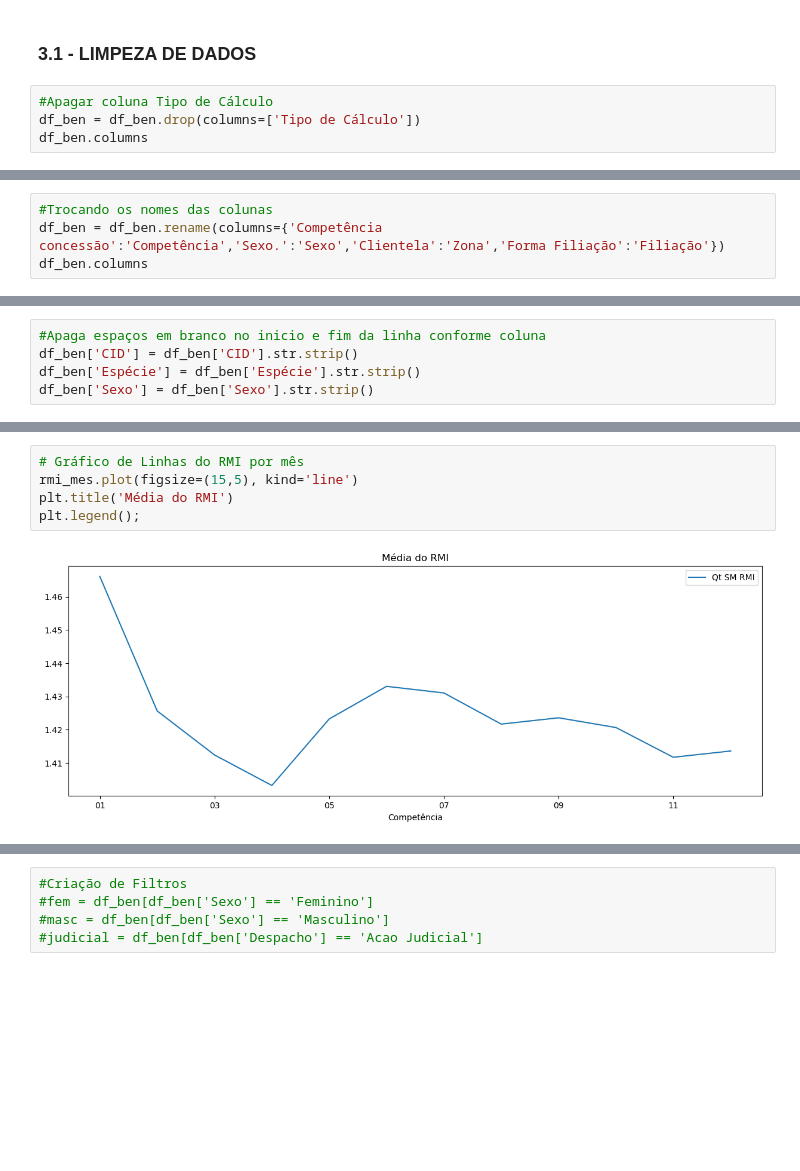
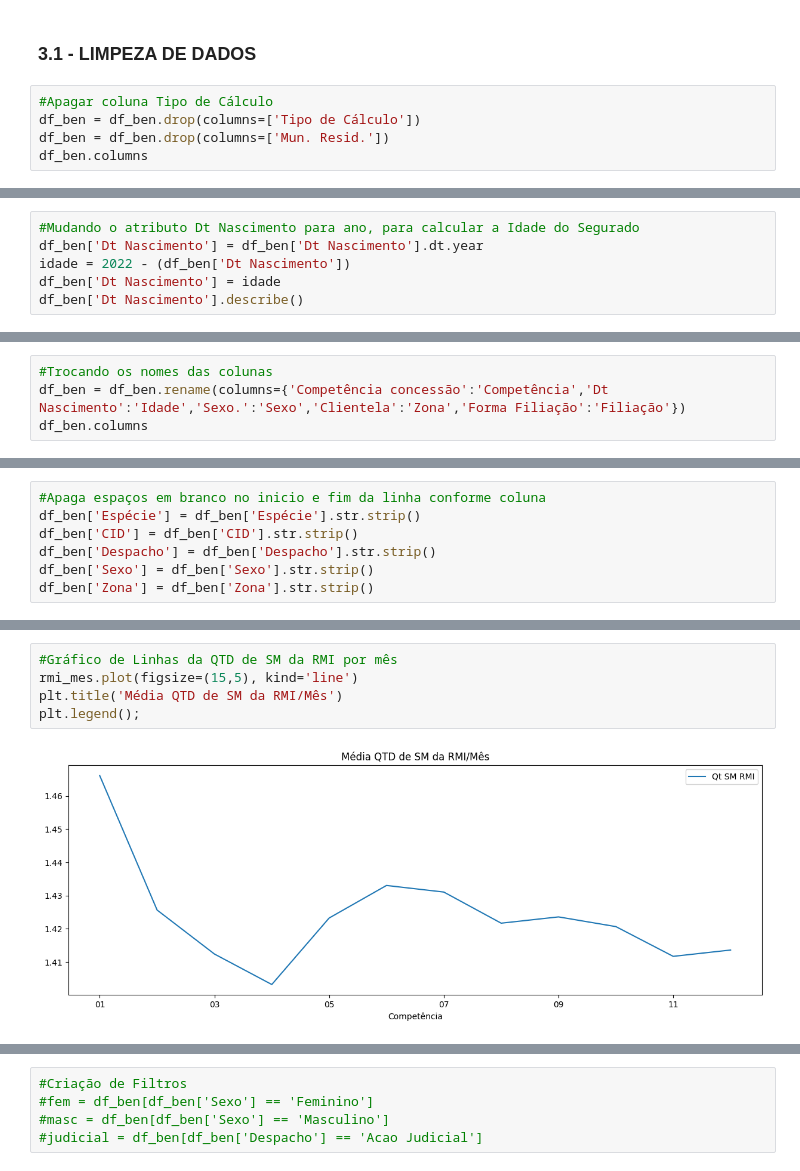
Before and after one commit to brunolunarj/cienciadedados, a Jupyter notebook: MPV012023.ipynb, the cells around one changed output, grey strips where cells are left out. Drawn from its saved outputs; the diff is of its cells as text; blank space fills up the shorter version.

```diff
--- a/MPV012023.ipynb
+++ b/MPV012023.ipynb
@@ -158,6 +171,7 @@ array([202201, 202202, 202203, 202204, 202205, 202206, 202207, 202208,
 # %%
 #Apagar coluna Tipo de Cálculo
 df_ben = df_ben.drop(columns=['Tipo de Cálculo'])
+df_ben = df_ben.drop(columns=['Mun. Resid.'])
 df_ben.columns
 # %% [output]
 Index(['Competência concessão', 'Espécie', 'CID', 'Despacho', 'Dt Nascimento',
@@ -166 +179,7 @@ Index(['Competência concessão', 'Espécie', 'CID', 'Despacho', 'Dt Nascimento'
       dtype='object')
+# %%
+#Mudando o atributo Dt Nascimento para ano, para calcular a Idade do Segurado
+df_ben['Dt Nascimento'] = df_ben['Dt Nascimento'].dt.year
+idade = 2022 - (df_ben['Dt Nascimento'])
+df_ben['Dt Nascimento'] = idade
+df_ben['Dt Nascimento'].describe()
@@ -167,5 +196,5 @@ Index(['Competência concessão', 'Espécie', 'CID', 'Despacho', 'Dt Nascimento'
 # %%
 #Trocando os nomes das colunas
-df_ben = df_ben.rename(columns={'Competência concessão':'Competência','Sexo.':'Sexo','Clientela':'Zona','Forma Filiação':'Filiação'})
+df_ben = df_ben.rename(columns={'Competência concessão':'Competência','Dt Nascimento':'Idade','Sexo.':'Sexo','Clientela':'Zona','Forma Filiação':'Filiação'})
 df_ben.columns
 # %% [output]
@@ -174,9 +203,11 @@ Index(['Competência', 'Espécie', 'CID', 'Despacho', 'Dt Nascimento', 'Sexo',
       dtype='object')
 # %%
 #Apaga espaços em branco no inicio e fim da linha conforme coluna
+df_ben['Espécie'] = df_ben['Espécie'].str.strip()
 df_ben['CID'] = df_ben['CID'].str.strip()
-df_ben['Espécie'] = df_ben['Espécie'].str.strip()
+df_ben['Despacho'] = df_ben['Despacho'].str.strip()
 df_ben['Sexo'] = df_ben['Sexo'].str.strip()
+df_ben['Zona'] = df_ben['Zona'].str.strip()
 # %%
 #Apaga todas as linhas que tenham valor NaN (Missings)
 df_ben = df_ben.dropna()
@@ -358,10 +457,10 @@ for i, mes in enumerate(competencia_var):
 # %% [output]
 [figure]
 # %%
-# Gráfico de Linhas do RMI por mês
+#Gráfico de Linhas da QTD de SM da RMI por mês
 rmi_mes.plot(figsize=(15,5), kind='line')
-plt.title('Média do RMI')
+plt.title('Média QTD de SM da RMI/Mês')
 plt.legend();
 # %% [output]
-[figure, old version]
+[figure, new version]
 # %%
```
Also changed, not shown: parts of 51 cells of this notebook.
